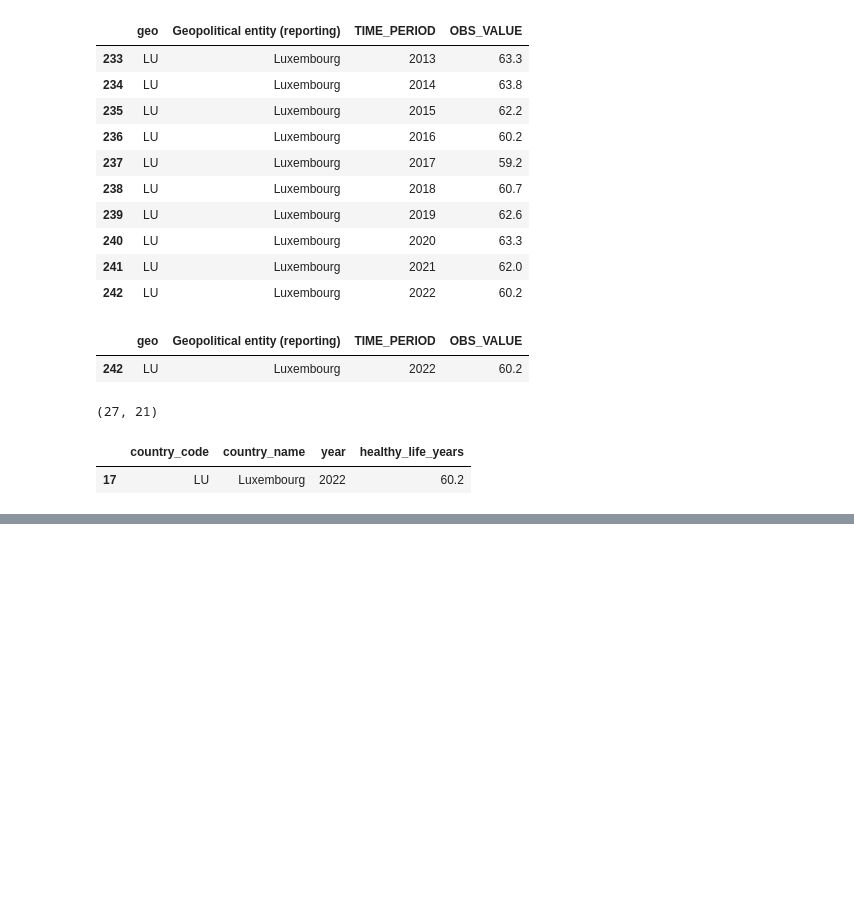
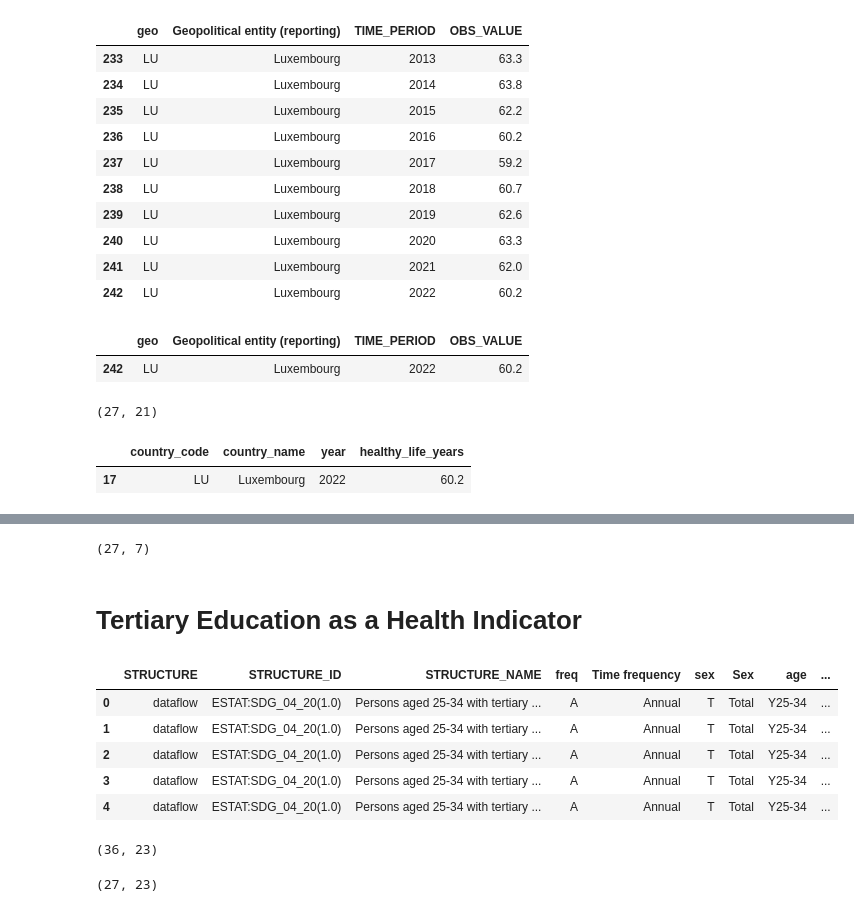
Before and after one commit to eljesam/DAV_Eljesa_Repeat, a Jupyter notebook: Notebooks/EQLI_analysis.ipynb, the cells around one changed output, grey strips where cells are left out. Drawn from its saved outputs; the diff is of its cells as text; code cells hidden in the pictures; blank space fills up the shorter version.

Commit message:
added tertiary education dataset as a health idicator

```diff
--- a/Notebooks/EQLI_analysis.ipynb
+++ b/Notebooks/EQLI_analysis.ipynb
@@ -647,0 +678,4 @@ healthy_life_clean[healthy_life_clean["country_code"] == "LU"]
+# %%
+eqli_data.shape
+# %% [output]
+(27, 7)
@@ -647,0 +692,27 @@ healthy_life_clean[healthy_life_clean["country_code"] == "LU"]
+# %% [markdown]
+# Tertiary Education as a Health Indicator
+# %%
+tertiary_education = pd.read_csv("../data/raw/tertiary_education.csv")
+tertiary_education.head()
+# %% [output]
+|  | STRUCTURE | STRUCTURE_ID | STRUCTURE_NAME | freq | Time frequency | sex | Sex | age | ... |
+| 0 | dataflow | ESTAT:SDG_04_20(1.0) | Persons aged 25-34 with tertiary ... | A | Annual | T | Total | Y25-34 | ... |
+| 1 | dataflow | ESTAT:SDG_04_20(1.0) | Persons aged 25-34 with tertiary ... | A | Annual | T | Total | Y25-34 | ... |
+| 2 | dataflow | ESTAT:SDG_04_20(1.0) | Persons aged 25-34 with tertiary ... | A | Annual | T | Total | Y25-34 | ... |
+| 3 | dataflow | ESTAT:SDG_04_20(1.0) | Persons aged 25-34 with tertiary ... | A | Annual | T | Total | Y25-34 | ... |
+| 4 | dataflow | ESTAT:SDG_04_20(1.0) | Persons aged 25-34 with tertiary ... | A | Annual | T | Total | Y25-34 | ... |
+# %%
+tertiary_education_2024 = tertiary_education[
+    tertiary_education["TIME_PERIOD"] == 2024].copy()
+
+tertiary_education_2024.shape
+# %% [output]
+(36, 23)
+# %%
+tertiary_education_eu27 = tertiary_education_2024[
+    tertiary_education_2024["geo"].isin(eu27)
+].copy()
+
+tertiary_education_eu27.shape
+# %% [output]
+(27, 23)
```
Also changed, not shown: parts of 9 cells of this notebook, 3 other files.
